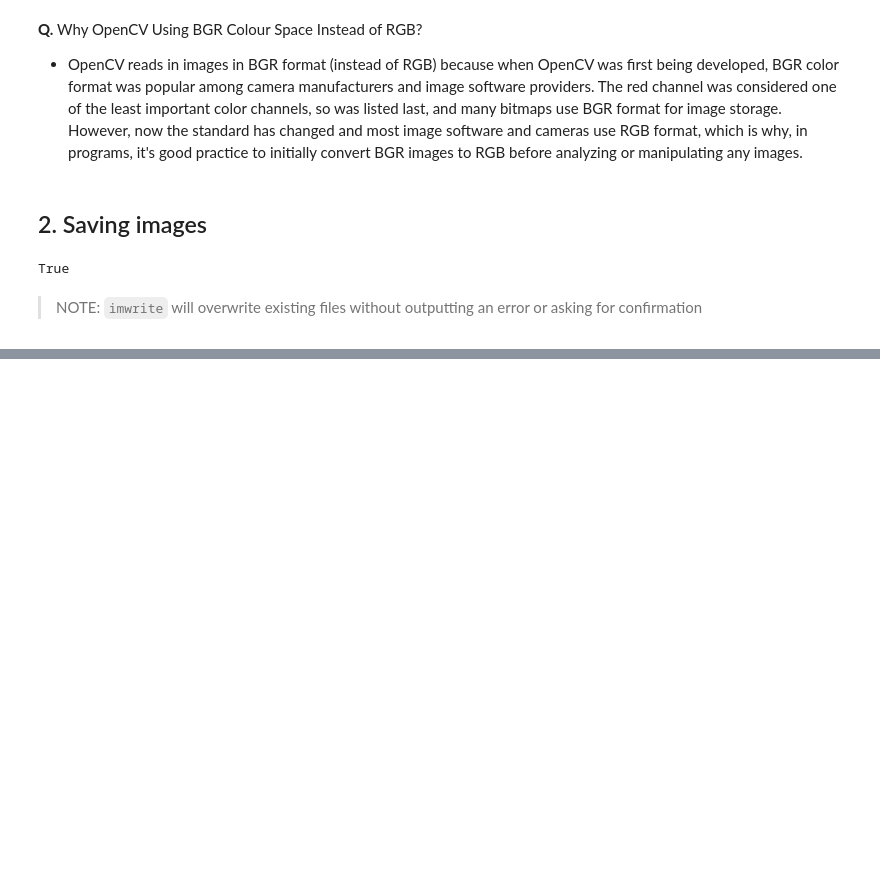
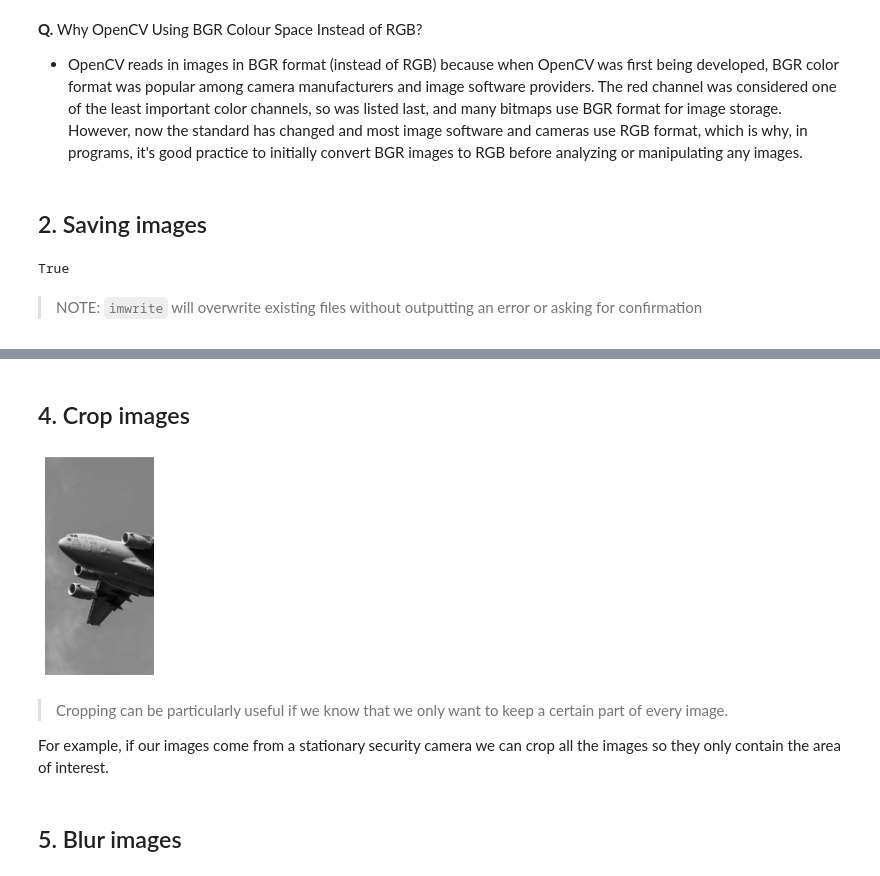
Before and after one commit to abhi3700/My_Learning_AI, a Jupyter notebook: libs/opencv/opencv.ipynb, the cells around one changed output, grey strips where cells are left out. Saved outputs shown, nothing was run; the diff lists cells and outputs as text; code cells hidden in the pictures; blank space fills up the shorter version.

```diff
--- a/libs/opencv/opencv.ipynb
+++ b/libs/opencv/opencv.ipynb
@@ -106,0 +139,2 @@ True
+# %% [markdown]
+## 4. Crop images
@@ -106,0 +146,18 @@ True
+# %%
+# load image in grayscale
+img = cv2.imread('data/plane_256x256.jpg', cv2.IMREAD_GRAYSCALE)
+# %%
+# select first half of the columns and all rows
+img_cropped = img[:,:128]
+# %%
+plt.imshow(img_cropped, cmap='gray'), plt.axis("off")
+plt.show()
+# %% [output]
+[figure, added]
+# %% [markdown]
+> Cropping can be particularly useful if we know that we only want to keep a certain part of every image.
+
+For example, if our images come from a stationary security camera we can crop all
+the images so they only contain the area of interest.
+# %% [markdown]
+## 5. Blur images
```
Also changed, not shown: parts of 11 cells of this notebook.
